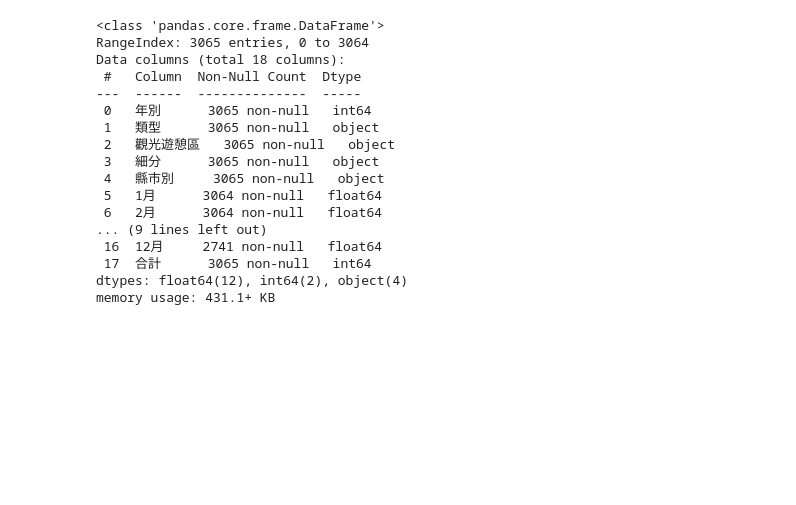
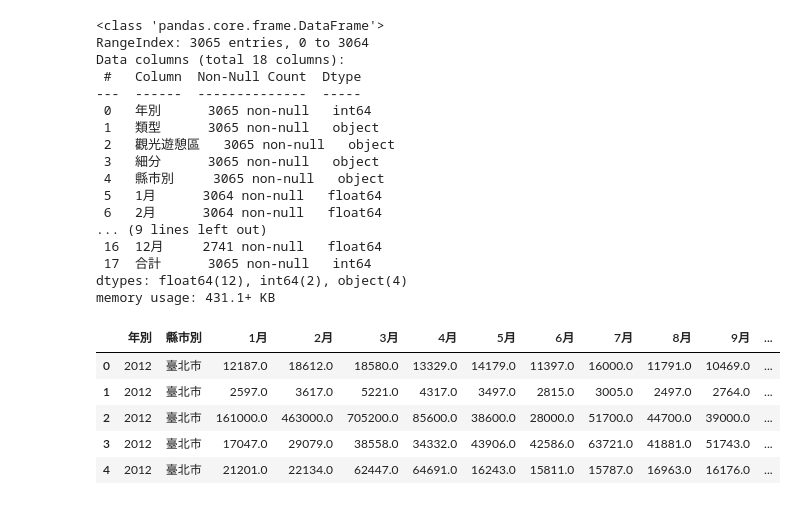
Before and after one commit to yowlc/python, a Jupyter notebook: lesson21_2.ipynb, the cells around one changed output. Saved outputs shown, nothing was run; the diff lists cells and outputs as text; code cells hidden in the pictures; blank space fills up the shorter version.

```diff
--- a/lesson21_2.ipynb
+++ b/lesson21_2.ipynb
@@ -33,3 +33,15 @@ Data columns (total 18 columns):
  17  合計      3065 non-null   int64
 dtypes: float64(12), int64(2), object(4)
 memory usage: 431.1+ KB
+# %%
+# 各年份, 每個縣市, 每月 的觀光人數
+
+df1 = dataFrame.drop(columns=['類型', '觀光遊憩區', '細分'])
+df1.head()
+# %% [output]
+|  | 年別 | 縣市別 | 1月 | 2月 | 3月 | 4月 | 5月 | 6月 | 7月 | 8月 | 9月 | ... |
+| 0 | 2012 | 臺北市 | 12187.0 | 18612.0 | 18580.0 | 13329.0 | 14179.0 | 11397.0 | 16000.0 | 11791.0 | 10469.0 | ... |
+| 1 | 2012 | 臺北市 | 2597.0 | 3617.0 | 5221.0 | 4317.0 | 3497.0 | 2815.0 | 3005.0 | 2497.0 | 2764.0 | ... |
+| 2 | 2012 | 臺北市 | 161000.0 | 463000.0 | 705200.0 | 85600.0 | 38600.0 | 28000.0 | 51700.0 | 44700.0 | 39000.0 | ... |
+| 3 | 2012 | 臺北市 | 17047.0 | 29079.0 | 38558.0 | 34332.0 | 43906.0 | 42586.0 | 63721.0 | 41881.0 | 51743.0 | ... |
+| 4 | 2012 | 臺北市 | 21201.0 | 22134.0 | 62447.0 | 64691.0 | 16243.0 | 15811.0 | 15787.0 | 16963.0 | 16176.0 | ... |
```
Also changed, not shown: parts of 3 cells of this notebook, 1 other file.
